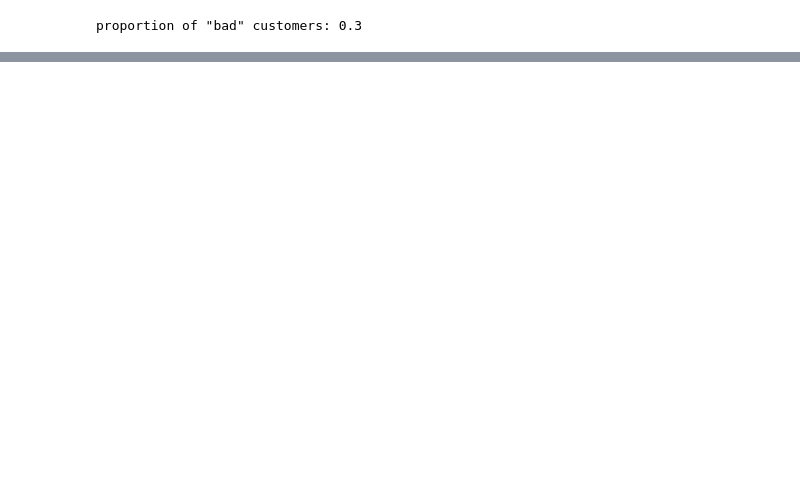
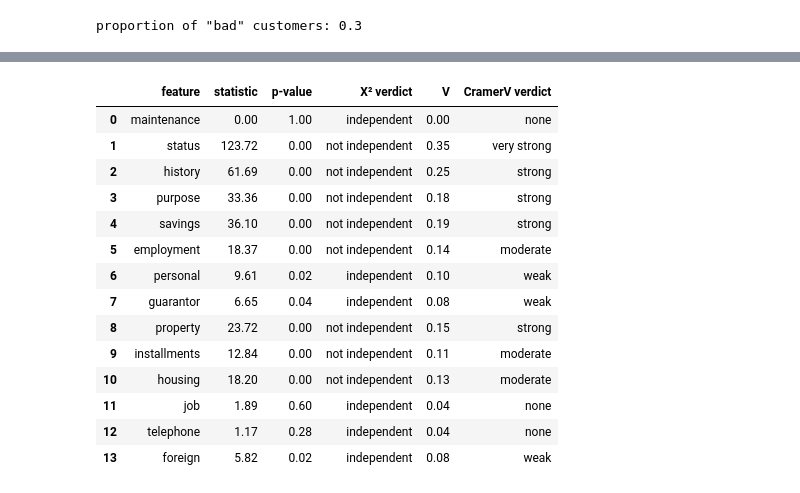
Before and after one commit to leztien/portfolio-project-classification-for-german-credit-database, a Jupyter notebook: exploratory_data_analysis.ipynb, the cells around one changed output, grey strips where cells are left out. Cells and saved outputs as stored; diff of their text form; code cells hidden in the pictures; blank space fills up the shorter version.

```diff
--- a/exploratory_data_analysis.ipynb
+++ b/exploratory_data_analysis.ipynb
@@ -256,0 +315,12 @@ scatter_matrix(df_num.sample(250), figsize=(10,10));
+# %%
+# Kruskal-Wallis tests
+
+alpha = 0.01  # also try 0.05
+cols = ['duration', 'amount', 'rate', 'residence', 'age', 'credits']
+collector = []
+
+for col in cols:
+    res = kruskal(*df[col].groupby(df['label']).agg(list).values)
+    collector.append([col, res.statistic, res.pvalue, (f"not" if res.pvalue < alpha else "") + " independent"])
+
+pd.DataFrame(collector, columns=["feature", "H-statistic", "p-value", "verdict"]).round(2)
@@ -256,0 +335,33 @@ scatter_matrix(df_num.sample(250), figsize=(10,10));
+# %%
+# ChiSquared and CramersV tests
+
+alpha = 0.01
+cols = ['maintenance', 'status', 'history', 'purpose', 'savings', 'employment', 'personal',
+        'guarantor', 'property', 'installments', 'housing', 'job', 'telephone', 'foreign']
+collector = []
+
+for col in cols:
+    res = chi2_contingency(pd.crosstab(df[col], df['label']))
+    V = contingency.association(pd.crosstab(df[col], df['label']), method='cramer')
+    collector.append([
+        col, res.statistic, res.pvalue, (f"not" if res.pvalue < alpha else "") + " independent",
+        V, ["none", "weak", "moderate", "strong", "very strong"][np.greater(V, [.05, .1, .15, .25]).sum()]
+                      ])
+
+pd.DataFrame(collector, columns=["feature", "statistic", "p-value", f"{chr(0x03A7) + chr(0x00b2) } verdict", "V", "CramersV verdict"]).round(2)
+# %% [output]
+|  | feature | statistic | p-value | Χ² verdict | V | CramerV verdict |
+| 0 | maintenance | 0.00 | 1.00 | independent | 0.00 | none |
+| 1 | status | 123.72 | 0.00 | not independent | 0.35 | very strong |
+| 2 | history | 61.69 | 0.00 | not independent | 0.25 | strong |
+| 3 | purpose | 33.36 | 0.00 | not independent | 0.18 | strong |
+| 4 | savings | 36.10 | 0.00 | not independent | 0.19 | strong |
+| 5 | employment | 18.37 | 0.00 | not independent | 0.14 | moderate |
+| 6 | personal | 9.61 | 0.02 | independent | 0.10 | weak |
+| 7 | guarantor | 6.65 | 0.04 | independent | 0.08 | weak |
+| 8 | property | 23.72 | 0.00 | not independent | 0.15 | strong |
+| 9 | installments | 12.84 | 0.00 | not independent | 0.11 | moderate |
+| 10 | housing | 18.20 | 0.00 | not independent | 0.13 | moderate |
+| 11 | job | 1.89 | 0.60 | independent | 0.04 | none |
+| 12 | telephone | 1.17 | 0.28 | independent | 0.04 | none |
+| 13 | foreign | 5.82 | 0.02 | independent | 0.08 | weak |
```
Also changed, not shown: parts of 17 cells of this notebook.
